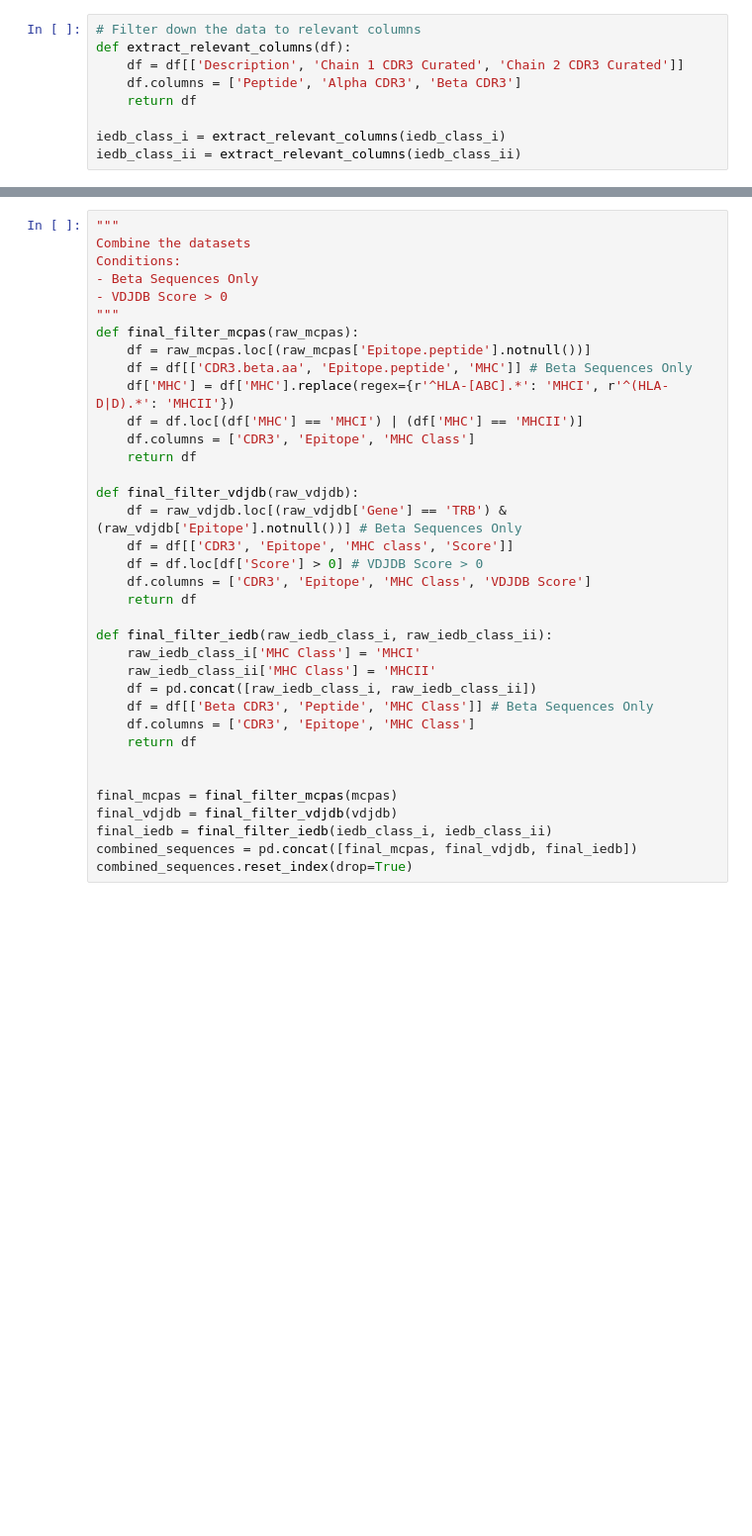
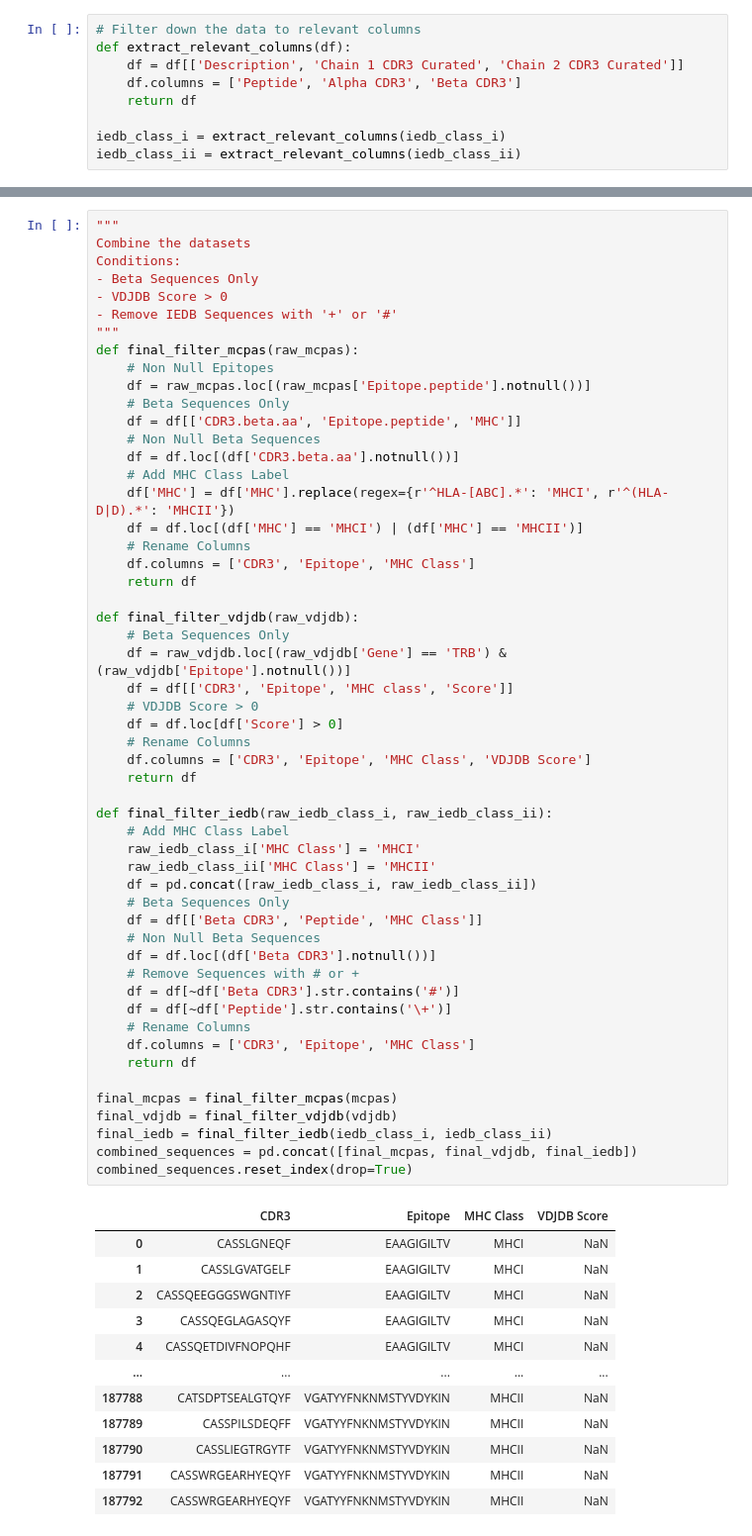
Before and after one commit to Lee-CBG/ATM-TCR, a Jupyter notebook: data/data_analytics.ipynb, the cells around one changed output, grey strips where cells are left out. Shown at 99% size. Cells and saved outputs as stored; diff of their text form; blank space fills up the shorter version.

```diff
--- a/data/data_analytics.ipynb
+++ b/data/data_analytics.ipynb
@@ -132,35 +243,65 @@ summary_stats(filter_both_alpha_beta(iedb_class_ii))
 """
 Combine the datasets
 Conditions:
 - Beta Sequences Only
 - VDJDB Score > 0
+- Remove IEDB Sequences with '+' or '#'
 """
 def final_filter_mcpas(raw_mcpas):
+    # Non Null Epitopes
     df = raw_mcpas.loc[(raw_mcpas['Epitope.peptide'].notnull())]
-    df = df[['CDR3.beta.aa', 'Epitope.peptide', 'MHC']] # Beta Sequences Only
+    # Beta Sequences Only
+    df = df[['CDR3.beta.aa', 'Epitope.peptide', 'MHC']]
+    # Non Null Beta Sequences
+    df = df.loc[(df['CDR3.beta.aa'].notnull())]
+    # Add MHC Class Label
     df['MHC'] = df['MHC'].replace(regex={r'^HLA-[ABC].*': 'MHCI', r'^(HLA-D|D).*': 'MHCII'})
     df = df.loc[(df['MHC'] == 'MHCI') | (df['MHC'] == 'MHCII')]
+    # Rename Columns
     df.columns = ['CDR3', 'Epitope', 'MHC Class']
     return df
 
 def final_filter_vdjdb(raw_vdjdb):
-    df = raw_vdjdb.loc[(raw_vdjdb['Gene'] == 'TRB') & (raw_vdjdb['Epitope'].notnull())] # Beta Sequences Only
+    # Beta Sequences Only
+    df = raw_vdjdb.loc[(raw_vdjdb['Gene'] == 'TRB') & (raw_vdjdb['Epitope'].notnull())]
     df = df[['CDR3', 'Epitope', 'MHC class', 'Score']]
-    df = df.loc[df['Score'] > 0] # VDJDB Score > 0
+    # VDJDB Score > 0
+    df = df.loc[df['Score'] > 0]
+    # Rename Columns
     df.columns = ['CDR3', 'Epitope', 'MHC Class', 'VDJDB Score']
     return df
 
 def final_filter_iedb(raw_iedb_class_i, raw_iedb_class_ii):
+    # Add MHC Class Label
     raw_iedb_class_i['MHC Class'] = 'MHCI'
     raw_iedb_class_ii['MHC Class'] = 'MHCII'
     df = pd.concat([raw_iedb_class_i, raw_iedb_class_ii])
-    df = df[['Beta CDR3', 'Peptide', 'MHC Class']] # Beta Sequences Only
+    # Beta Sequences Only
+    df = df[['Beta CDR3', 'Peptide', 'MHC Class']]
+    # Non Null Beta Sequences
+    df = df.loc[(df['Beta CDR3'].notnull())]
+    # Remove Sequences with # or +
+    df = df[~df['Beta CDR3'].str.contains('#')]
+    df = df[~df['Peptide'].str.contains('\+')]
+    # Rename Columns
     df.columns = ['CDR3', 'Epitope', 'MHC Class']
     return df
-
 
 final_mcpas = final_filter_mcpas(mcpas)
 final_vdjdb = final_filter_vdjdb(vdjdb)
 final_iedb = final_filter_iedb(iedb_class_i, iedb_class_ii)
 combined_sequences = pd.concat([final_mcpas, final_vdjdb, final_iedb])
 combined_sequences.reset_index(drop=True)
+# %% [output]
+|  | CDR3 | Epitope | MHC Class | VDJDB Score |
+| 0 | CASSLGNEQF | EAAGIGILTV | MHCI | NaN |
+| 1 | CASSLGVATGELF | EAAGIGILTV | MHCI | NaN |
+| 2 | CASSQEEGGGSWGNTIYF | EAAGIGILTV | MHCI | NaN |
+| 3 | CASSQEGLAGASQYF | EAAGIGILTV | MHCI | NaN |
+| 4 | CASSQETDIVFNOPQHF | EAAGIGILTV | MHCI | NaN |
+| ... | ... | ... | ... | ... |
+| 187788 | CATSDPTSEALGTQYF | VGATYYFNKNMSTYVDYKIN | MHCII | NaN |
+| 187789 | CASSPILSDEQFF | VGATYYFNKNMSTYVDYKIN | MHCII | NaN |
+| 187790 | CASSLIEGTRGYTF | VGATYYFNKNMSTYVDYKIN | MHCII | NaN |
+| 187791 | CASSWRGEARHYEQYF | VGATYYFNKNMSTYVDYKIN | MHCII | NaN |
+| 187792 | CASSWRGEARHYEQYF | VGATYYFNKNMSTYVDYKIN | MHCII | NaN |
```
Also changed, not shown: parts of 9 cells of this notebook.
